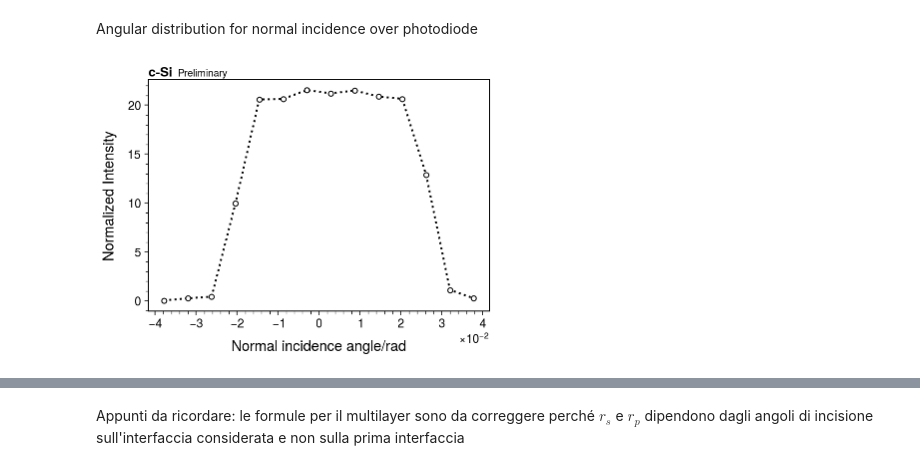
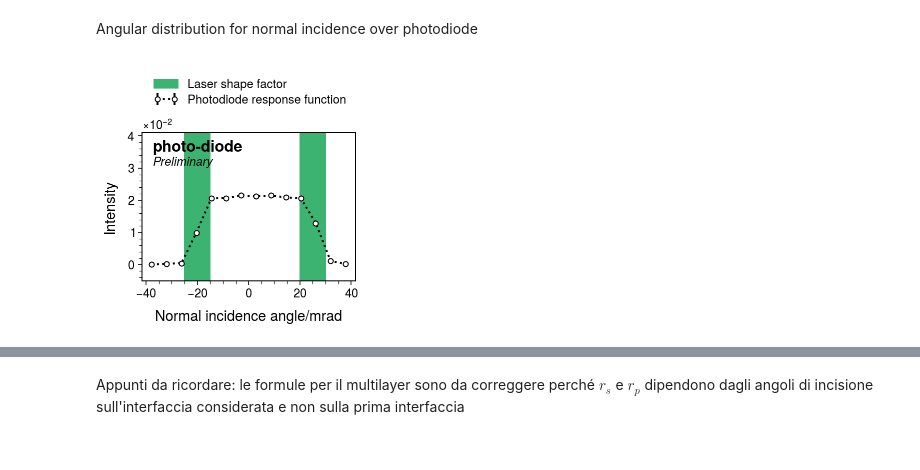
Before and after one commit to mattiasotgia/fresnel_cSi, a Jupyter notebook: analysis/day1_2_online_first.ipynb, the cells around one changed output, grey strips where cells are left out. Drawn from its saved outputs; the diff is of its cells as text; code cells hidden in the pictures.

```diff
--- a/analysis/day1_2_online_first.ipynb
+++ b/analysis/day1_2_online_first.ipynb
@@ -25,19 +24,36 @@ nd_adl = get_data(normal_dist_files, 23)
-# %%
-nd_s1 = SingleRun(nd_adl)
-
-center = nd_s1.angles.mean()
-nd_s1.angles -= center
-
-from scipy import integrate
-integral = integrate.simpson(nd_s1.reflectance, dx=np.abs(nd_s1.angles[1]-nd_s1.angles[0]))
-nd_s1.reflectance = nd_s1.reflectance/integral
-
-nd_s1.plot(marker='o:')
-hep.label.exp_text('c-Si ', 'Preliminary')
-plt.ylabel('Normalized Intensity')
-plt.savefig('../figures/angle_spread.pdf', bbox_inches='tight')
-# %% [output]
-[figure, removed]
+# %%
+normal_dist_files = sorted(glob.glob('../data/normal_dist/**'))
+nd_adl = get_data(normal_dist_files, 23)
+
+nd_s1 = SingleRun(nd_adl)
+
+center = nd_s1.angles.mean()
+nd_s1.angles -= center
+nd_s1.angles *= 1000
+
+from scipy import integrate
+integral = integrate.simpson(nd_s1.reflectance, dx=np.abs(nd_s1.angles[1]-nd_s1.angles[0]))
+nd_s1.reflectance = nd_s1.reflectance/integral
+nd_s1.reflectance_std /= integral
+
+plt.figure(figsize=(3.75,2.55))
+
+nd_s1.plot(marker='o:', legend='Photodiode response function')
+plt.xlabel('Normal incidence angle/mrad')
+plt.ylim(-0.005, 0.041)
+hep.label.exp_text('photo-diode', 'Preliminary', loc=2, fontsize=12, italic=(False, True))
+plt.ylabel('Intensity')
+
+plt.axvspan(-25, -15, color='mediumseagreen', label='Laser shape factor')
+plt.axvspan(20, 30, color='mediumseagreen')
+
+plt.legend(loc=(0., 1.1), fontsize=12, numpoints=2)
+
+
+
+plt.savefig('../figures/angle_spread.pdf', bbox_inches='tight')
+# %% [output]
+[figure, added]
 # %%
 Si_s_adl = get_data(sorted(glob.glob('../data/dataSi_0/**.lvm')), 23)
 Si_p_adl = get_data(sorted(glob.glob('../data/dataSi_1/**.lvm')), 23)
```
Also changed, not shown: parts of 11 cells of this notebook, 23 other files.
